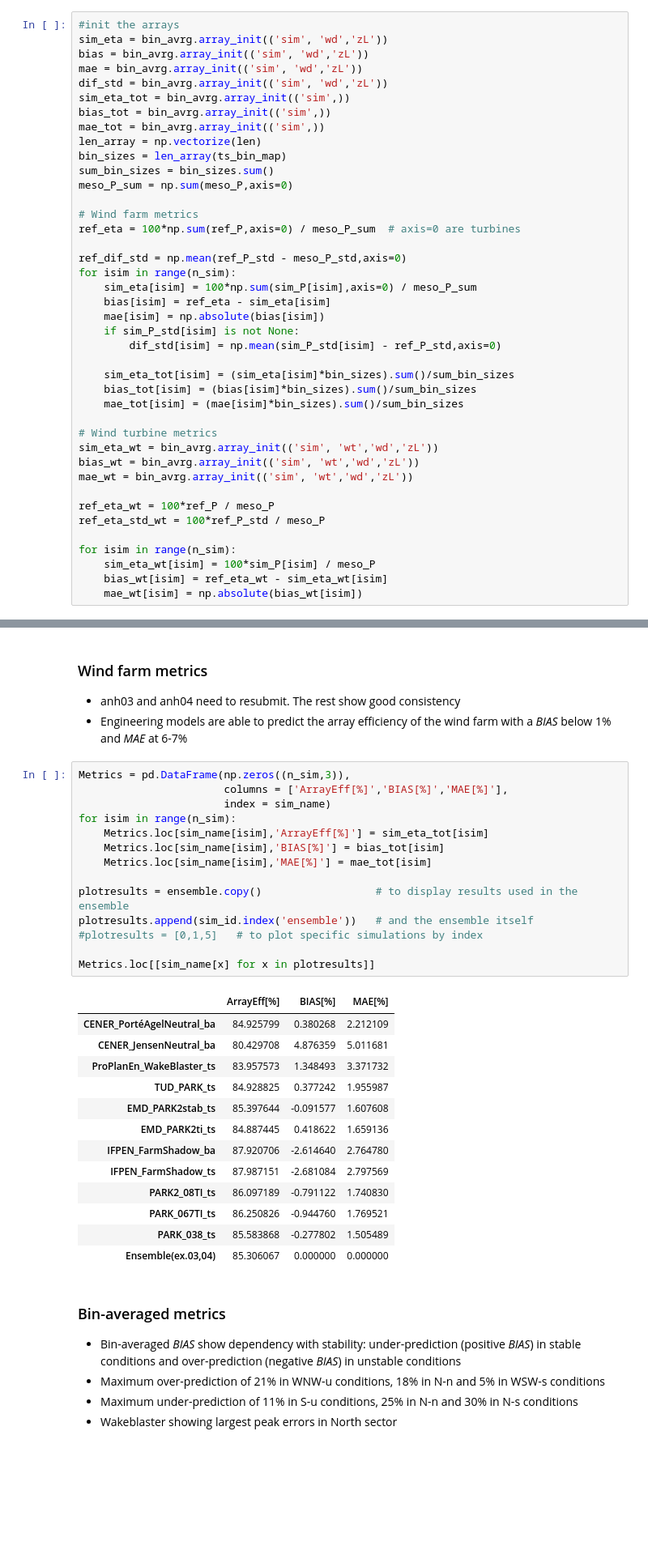
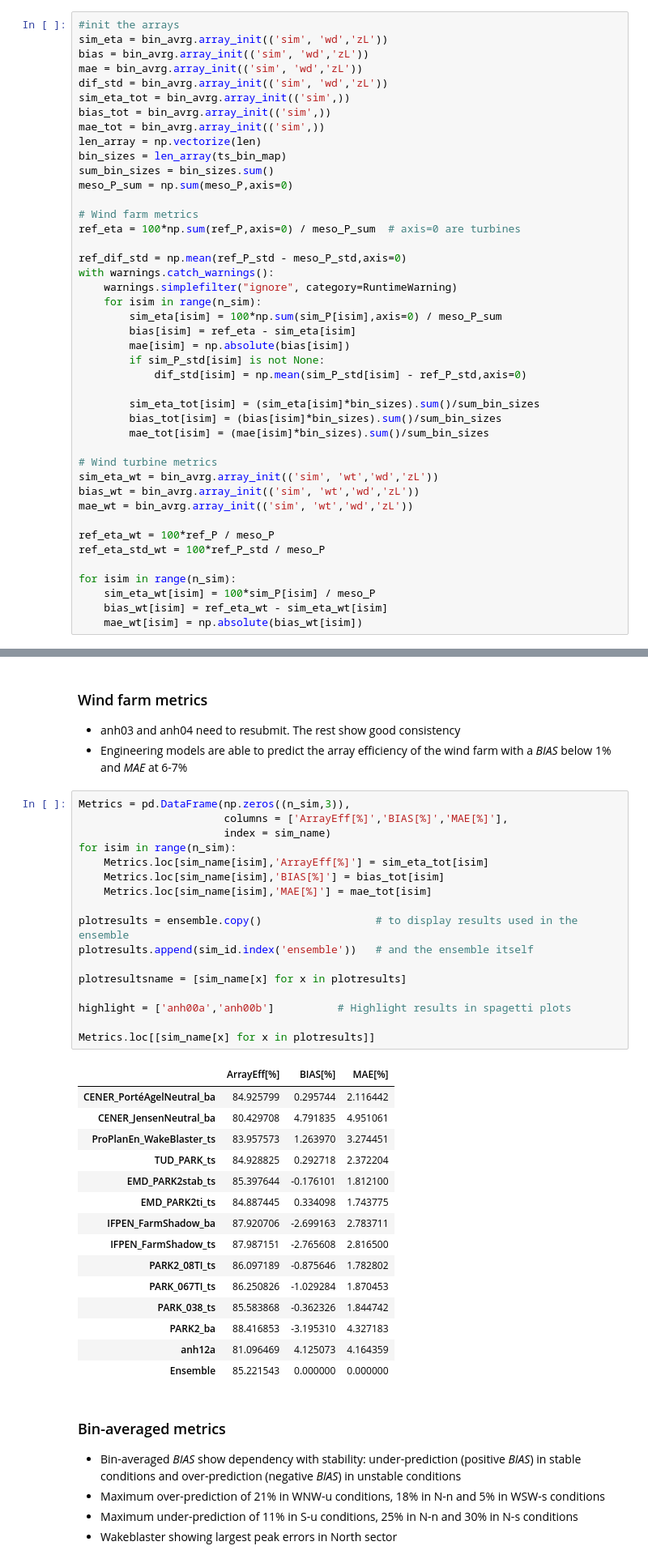
Before and after one commit to CENER-EPR/OWAbench, a Jupyter notebook: Anholt/Anholt_ArrayEfficiency.ipynb, the cells around one changed output, grey strips where cells are left out. Shown at 81% size. Drawn from its saved outputs; the diff is of its cells as text; blank space fills up the shorter version.

```diff
--- a/Anholt/Anholt_ArrayEfficiency.ipynb
+++ b/Anholt/Anholt_ArrayEfficiency.ipynb
@@ -272,16 +327,18 @@ meso_P_sum = np.sum(meso_P,axis=0)
 ref_eta = 100*np.sum(ref_P,axis=0) / meso_P_sum  # axis=0 are turbines
 
 ref_dif_std = np.mean(ref_P_std - meso_P_std,axis=0)
-for isim in range(n_sim):
-    sim_eta[isim] = 100*np.sum(sim_P[isim],axis=0) / meso_P_sum
-    bias[isim] = ref_eta - sim_eta[isim]
-    mae[isim] = np.absolute(bias[isim])
-    if sim_P_std[isim] is not None:
-        dif_std[isim] = np.mean(sim_P_std[isim] - ref_P_std,axis=0)
+with warnings.catch_warnings():
+    warnings.simplefilter("ignore", category=RuntimeWarning)
+    for isim in range(n_sim):
+        sim_eta[isim] = 100*np.sum(sim_P[isim],axis=0) / meso_P_sum
+        bias[isim] = ref_eta - sim_eta[isim]
+        mae[isim] = np.absolute(bias[isim])
+        if sim_P_std[isim] is not None:
+            dif_std[isim] = np.mean(sim_P_std[isim] - ref_P_std,axis=0)
 
-    sim_eta_tot[isim] = (sim_eta[isim]*bin_sizes).sum()/sum_bin_sizes
-    bias_tot[isim] = (bias[isim]*bin_sizes).sum()/sum_bin_sizes
-    mae_tot[isim] = (mae[isim]*bin_sizes).sum()/sum_bin_sizes
+        sim_eta_tot[isim] = (sim_eta[isim]*bin_sizes).sum()/sum_bin_sizes
+        bias_tot[isim] = (bias[isim]*bin_sizes).sum()/sum_bin_sizes
+        mae_tot[isim] = (mae[isim]*bin_sizes).sum()/sum_bin_sizes
 
 # Wind turbine metrics
 sim_eta_wt = bin_avrg.array_init(('sim', 'wt','wd','zL'))
@@ -305,31 +362,36 @@ for isim in range(n_sim):
 # %%
 Metrics = pd.DataFrame(np.zeros((n_sim,3)),
                        columns = ['ArrayEff[%]','BIAS[%]','MAE[%]'],
                        index = sim_name)
 for isim in range(n_sim):
     Metrics.loc[sim_name[isim],'ArrayEff[%]'] = sim_eta_tot[isim]
     Metrics.loc[sim_name[isim],'BIAS[%]'] = bias_tot[isim]
     Metrics.loc[sim_name[isim],'MAE[%]'] = mae_tot[isim]
 
 plotresults = ensemble.copy()                  # to display results used in the ensemble
 plotresults.append(sim_id.index('ensemble'))   # and the ensemble itself
-#plotresults = [0,1,5]   # to plot specific simulations by index
+
+plotresultsname = [sim_name[x] for x in plotresults]
+
+highlight = ['anh00a','anh00b']          # Highlight results in spagetti plots
 
 Metrics.loc[[sim_name[x] for x in plotresults]]
 # %% [output]
 |  | ArrayEff[%] | BIAS[%] | MAE[%] |
-| CENER_PortéAgelNeutral_ba | 84.925799 | 0.380268 | 2.212109 |
-| CENER_JensenNeutral_ba | 80.429708 | 4.876359 | 5.011681 |
-| ProPlanEn_WakeBlaster_ts | 83.957573 | 1.348493 | 3.371732 |
-| TUD_PARK_ts | 84.928825 | 0.377242 | 1.955987 |
-| EMD_PARK2stab_ts | 85.397644 | -0.091577 | 1.607608 |
-| EMD_PARK2ti_ts | 84.887445 | 0.418622 | 1.659136 |
-| IFPEN_FarmShadow_ba | 87.920706 | -2.614640 | 2.764780 |
-| IFPEN_FarmShadow_ts | 87.987151 | -2.681084 | 2.797569 |
-| PARK2_08TI_ts | 86.097189 | -0.791122 | 1.740830 |
-| PARK_067TI_ts | 86.250826 | -0.944760 | 1.769521 |
-| PARK_038_ts | 85.583868 | -0.277802 | 1.505489 |
-| Ensemble(ex.03,04) | 85.306067 | 0.000000 | 0.000000 |
+| CENER_PortéAgelNeutral_ba | 84.925799 | 0.295744 | 2.116442 |
+| CENER_JensenNeutral_ba | 80.429708 | 4.791835 | 4.951061 |
+| ProPlanEn_WakeBlaster_ts | 83.957573 | 1.263970 | 3.274451 |
+| TUD_PARK_ts | 84.928825 | 0.292718 | 2.372204 |
+| EMD_PARK2stab_ts | 85.397644 | -0.176101 | 1.812100 |
+| EMD_PARK2ti_ts | 84.887445 | 0.334098 | 1.743775 |
+| IFPEN_FarmShadow_ba | 87.920706 | -2.699163 | 2.783711 |
+| IFPEN_FarmShadow_ts | 87.987151 | -2.765608 | 2.816500 |
+| PARK2_08TI_ts | 86.097189 | -0.875646 | 1.782802 |
+| PARK_067TI_ts | 86.250826 | -1.029284 | 1.870453 |
+| PARK_038_ts | 85.583868 | -0.362326 | 1.844742 |
+| PARK2_ba | 88.416853 | -3.195310 | 4.327183 |
+| anh12a | 81.096469 | 4.125073 | 4.164359 |
+| Ensemble | 85.221543 | 0.000000 | 0.000000 |
 # %% [markdown]
 ### Bin-averaged metrics
 * Bin-averaged *BIAS* show dependency with stability: under-prediction (positive *BIAS*) in stable conditions and over-prediction (negative *BIAS*) in unstable conditions
```
Also changed, not shown: parts of 13 cells of this notebook, 3 other files.
